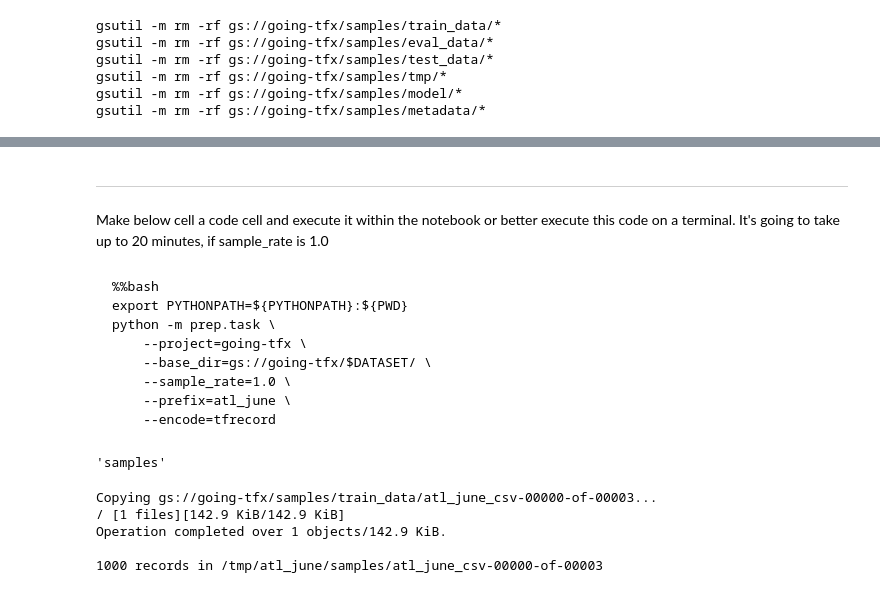
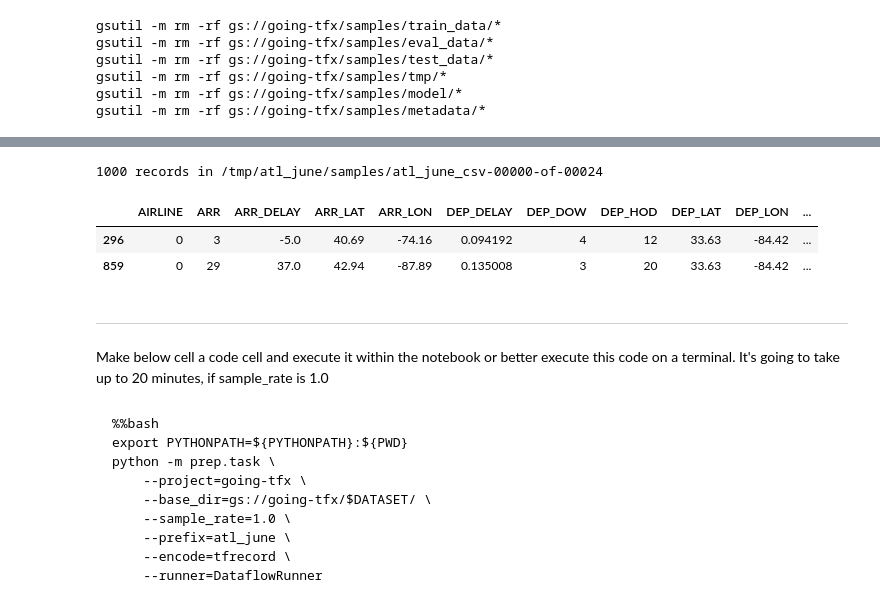
Before and after one commit to Project-Ellie/tutorials, a Jupyter notebook: kovalevskyi/Processing_PROD.ipynb, the cells around one changed output, grey strips where cells are left out. Saved outputs shown, nothing was run; the diff lists cells and outputs as text; code cells hidden in the pictures.

````diff
--- a/kovalevskyi/Processing_PROD.ipynb
+++ b/kovalevskyi/Processing_PROD.ipynb
@@ -309,3 +299,29 @@ INFO:tensorflow:SavedModel written to: gs://going-tfx/samples/tmp/tftransform_tm
+# %%
+def dataframe_from_gs(gsglob):
+    import os
+    import pandas as pd
+    from train.model_config import ORDERED_TRAINING_COLUMNS
+
+    a_training_file = !gsutil ls $gsglob
+    a_training_file = a_training_file[0]
+    TEMP_DIR='/tmp/atl_june/{}'.format(DATASET)
+    !mkdir -p $TEMP_DIR
+    _ = !gsutil cp $a_training_file $TEMP_DIR
+    a_training_file = !ls $TEMP_DIR
+    a_training_file = os.path.join(TEMP_DIR,a_training_file[0])
+    res=!wc -l $a_training_file
+    res=res[0].split(" ")
+    print()
+    print("{} records in {}".format(res[0], res[1]))
+    return pd.read_csv(a_training_file, names=ORDERED_TRAINING_COLUMNS)
+# %%
+dataframe_from_gs('gs://going-tfx/$DATASET/train_data/atl_june_csv-00000-of-*')
+probe.sample(frac=1.0)[:2]
+# %% [output]
+1000 records in /tmp/atl_june/samples/atl_june_csv-00000-of-00024
+|  | AIRLINE | ARR | ARR_DELAY | ARR_LAT | ARR_LON | DEP_DELAY | DEP_DOW | DEP_HOD | DEP_LAT | DEP_LON | ... |
+| 296 | 0 | 3 | -5.0 | 40.69 | -74.16 | 0.094192 | 4 | 12 | 33.63 | -84.42 | ... |
+| 859 | 0 | 29 | 37.0 | 42.94 | -87.89 | 0.135008 | 3 | 20 | 33.63 | -84.42 | ... |
 # %% [markdown]
 ---
 Make below cell a code cell and execute it within the notebook or better execute this code on a terminal. It's going to take up to 20 minutes, if sample_rate is 1.0
@@ -318,29 +334,6 @@ python -m prep.task \
     --base_dir=gs://going-tfx/$DATASET/ \
     --sample_rate=1.0 \
     --prefix=atl_june \
-    --encode=tfrecord
+    --encode=tfrecord \
+    --runner=DataflowRunner
 ```
-# %%
-DATASET
-# %% [output]
-'samples'
-# %%
-import os
-a_training_file = !gsutil ls gs://going-tfx/$DATASET/train_data/atl_june_csv-00000-of-*
-a_training_file = a_training_file[0]
-TEMP_DIR='/tmp/atl_june/{}'.format(DATASET)
-!rm -rf $TEMP_DIR
-!mkdir -p $TEMP_DIR
-!gsutil cp $a_training_file $TEMP_DIR
-a_training_file = !ls $TEMP_DIR
-a_training_file = os.path.join(TEMP_DIR,a_training_file[0])
-res=!wc -l $a_training_file
-res=res[0].split(" ")
-print()
-print("{} records in {}".format(res[0], res[1]))
-# %% [output]
-Copying gs://going-tfx/samples/train_data/atl_june_csv-00000-of-00003...
-/ [1 files][142.9 KiB/142.9 KiB]
-Operation completed over 1 objects/142.9 KiB.
-
-1000 records in /tmp/atl_june/samples/atl_june_csv-00000-of-00003
````
Also changed, not shown: parts of 3 cells of this notebook, 3 other files.
